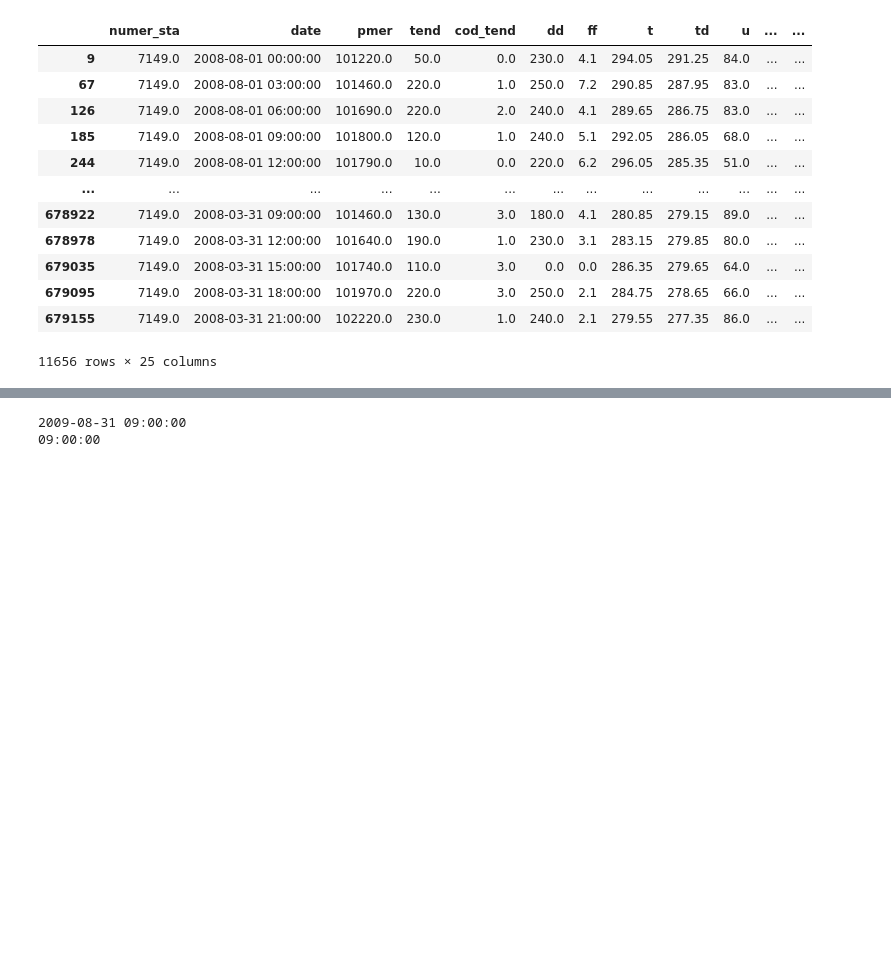
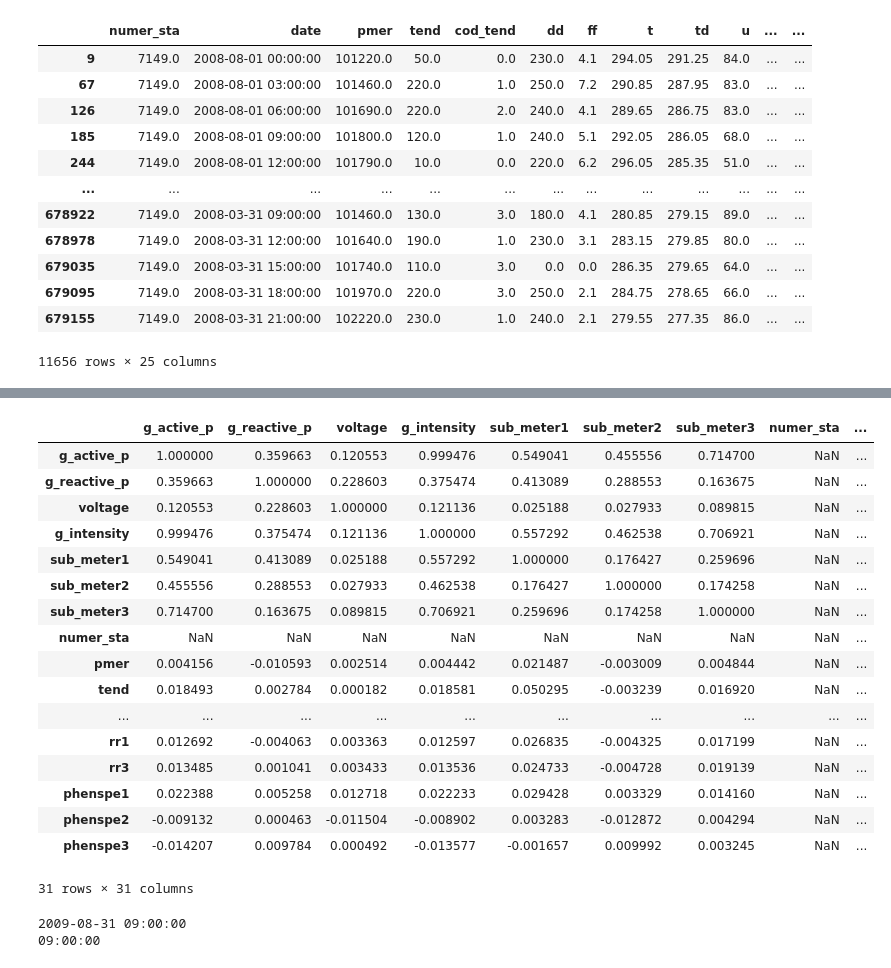
Before and after one commit to AbdellahElmrini/HouseholdConsumption, a Jupyter notebook: Projet_inf442.ipynb, the cells around one changed output, grey strips where cells are left out. Cells and saved outputs as stored; diff of their text form; code cells hidden in the pictures; blank space fills up the shorter version.

```diff
--- a/Projet_inf442.ipynb
+++ b/Projet_inf442.ipynb
@@ -42,0 +56,3 @@ df_hp
+# %%
+#Resampling data
+df_hpc = df_hp.resample('180T', on='dt').mean()
@@ -42,0 +76,2 @@ df_hp
+# %%
+df_hpc['date']= df_hpc.index
@@ -100,5 +147,5 @@ df_w
 #Creating date + time column
 
 #df_w['ymd'] = df_w['date'].apply(date)
-df_w['time'] =  df_w['date'].apply(lambda x:x.time())
-df_w['date'] = df_w['date'].apply(lambda x:x.date())
+#df_w['time'] =  df_w['date'].apply(lambda x:x.time())
+#df_w['date'] = df_w['date'].apply(lambda x:x.date())
@@ -120,0 +156,3 @@ df_w
+# %%
+df =  pd.merge(df_hpc, df_w, left_on='date', right_on='date')
+df.head()
@@ -121,3 +167,24 @@ df_w
+# %%
+df.corr()
+# %% [output]
+|  | g_active_p | g_reactive_p | voltage | g_intensity | sub_meter1 | sub_meter2 | sub_meter3 | numer_sta | ... |
+| g_active_p | 1.000000 | 0.359663 | 0.120553 | 0.999476 | 0.549041 | 0.455556 | 0.714700 | NaN | ... |
+| g_reactive_p | 0.359663 | 1.000000 | 0.228603 | 0.375474 | 0.413089 | 0.288553 | 0.163675 | NaN | ... |
+| voltage | 0.120553 | 0.228603 | 1.000000 | 0.121136 | 0.025188 | 0.027933 | 0.089815 | NaN | ... |
+| g_intensity | 0.999476 | 0.375474 | 0.121136 | 1.000000 | 0.557292 | 0.462538 | 0.706921 | NaN | ... |
+| sub_meter1 | 0.549041 | 0.413089 | 0.025188 | 0.557292 | 1.000000 | 0.176427 | 0.259696 | NaN | ... |
+| sub_meter2 | 0.455556 | 0.288553 | 0.027933 | 0.462538 | 0.176427 | 1.000000 | 0.174258 | NaN | ... |
+| sub_meter3 | 0.714700 | 0.163675 | 0.089815 | 0.706921 | 0.259696 | 0.174258 | 1.000000 | NaN | ... |
+| numer_sta | NaN | NaN | NaN | NaN | NaN | NaN | NaN | NaN | ... |
+| pmer | 0.004156 | -0.010593 | 0.002514 | 0.004442 | 0.021487 | -0.003009 | 0.004844 | NaN | ... |
+| tend | 0.018493 | 0.002784 | 0.000182 | 0.018581 | 0.050295 | -0.003239 | 0.016920 | NaN | ... |
+| ... | ... | ... | ... | ... | ... | ... | ... | ... | ... |
+| rr1 | 0.012692 | -0.004063 | 0.003363 | 0.012597 | 0.026835 | -0.004325 | 0.017199 | NaN | ... |
+| rr3 | 0.013485 | 0.001041 | 0.003433 | 0.013536 | 0.024733 | -0.004728 | 0.019139 | NaN | ... |
+| phenspe1 | 0.022388 | 0.005258 | 0.012718 | 0.022233 | 0.029428 | 0.003329 | 0.014160 | NaN | ... |
+| phenspe2 | -0.009132 | 0.000463 | -0.011504 | -0.008902 | 0.003283 | -0.012872 | 0.004294 | NaN | ... |
+| phenspe3 | -0.014207 | 0.009784 | 0.000492 | -0.013577 | -0.001657 | 0.009992 | 0.003245 | NaN | ... |
+31 rows × 31 columns
 # %%
 date = list(df_w['date'])
 A = str(int(date[2]))
```
Also changed, not shown: parts of 12 cells of this notebook.
